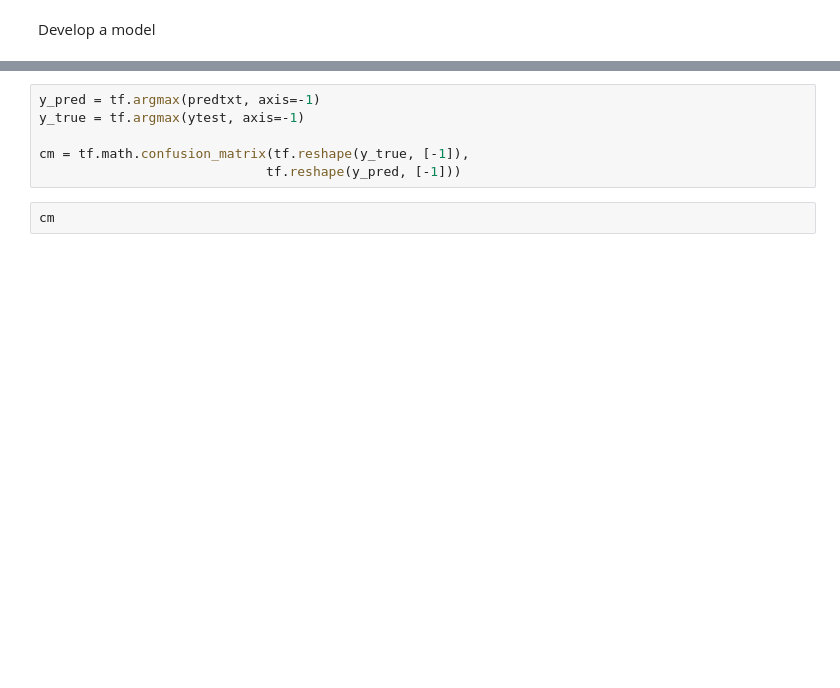
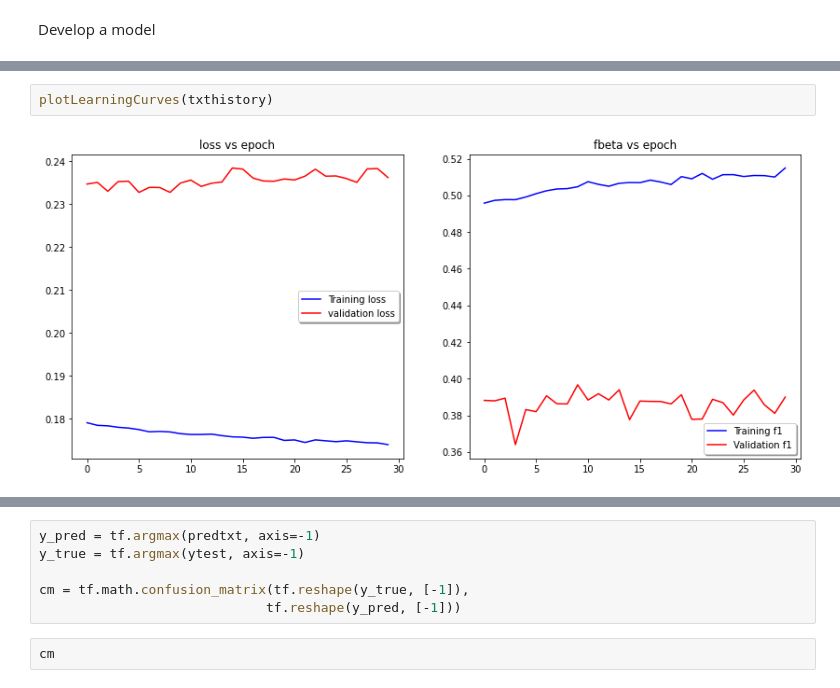
Before and after one commit to geovog/Judge_a_movie_by_its_cover, a Jupyter notebook: Cnn-LSTMT_models.ipynb, the cells around one changed output, grey strips where cells are left out. Saved outputs shown, nothing was run; the diff lists cells and outputs as text; blank space fills up the shorter version.

```diff
--- a/Cnn-LSTMT_models.ipynb
+++ b/Cnn-LSTMT_models.ipynb
@@ -730,3 +739,7 @@ Epoch 100/100
+# %%
+plotLearningCurves(txthistory)
+# %% [output]
+[figure, added]
 # %%
 modeltxt.evaluate(xtest,ytest,verbose=1)
 # %% [output]
```
Also changed, not shown: parts of 25 cells of this notebook.
